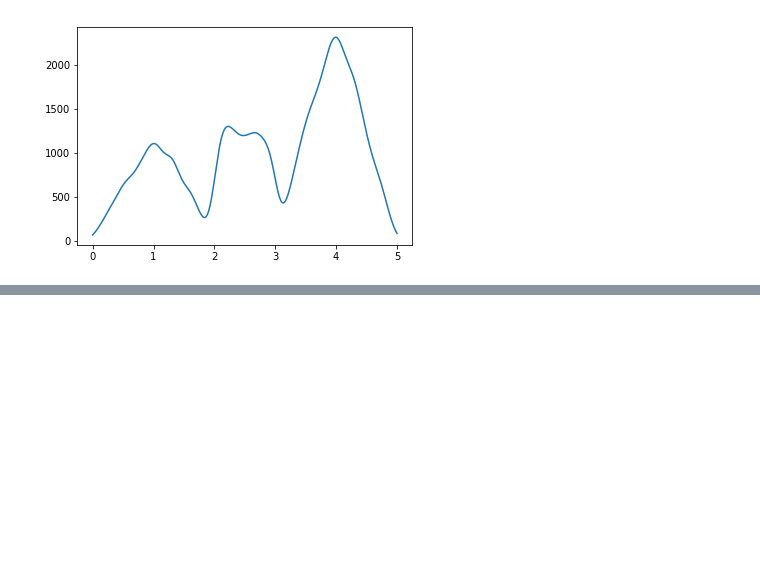
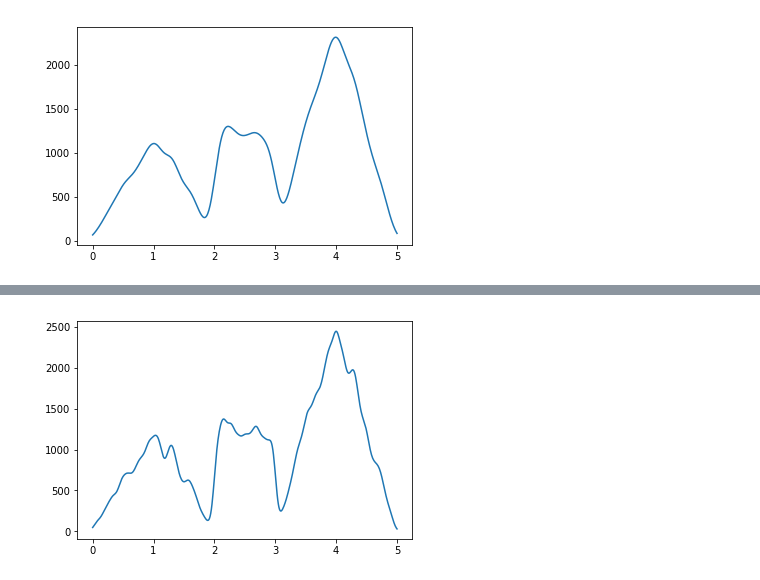
Before and after one commit to okuchap/SML, a Jupyter notebook: HW6/notebook/HW6.ipynb, the cells around one changed output, grey strips where cells are left out. Drawn from its saved outputs; the diff is of its cells as text; code cells hidden in the pictures; blank space fills up the shorter version.

```diff
--- a/HW6/notebook/HW6.ipynb
+++ b/HW6/notebook/HW6.ipynb
@@ -258,0 +308,9 @@ plt.show()
+# %%
+np.random.seed(1)
+sample = myrand()
+#opt_b = cross_validation(sample=sample)
+x, pxh = gkernel_est(sample=sample, bandwidth=0.05)
+plt.plot(x, pxh)
+plt.show()
+# %% [output]
+[figure, added]
```
Also changed, not shown: parts of 7 cells of this notebook, 15 other files.
